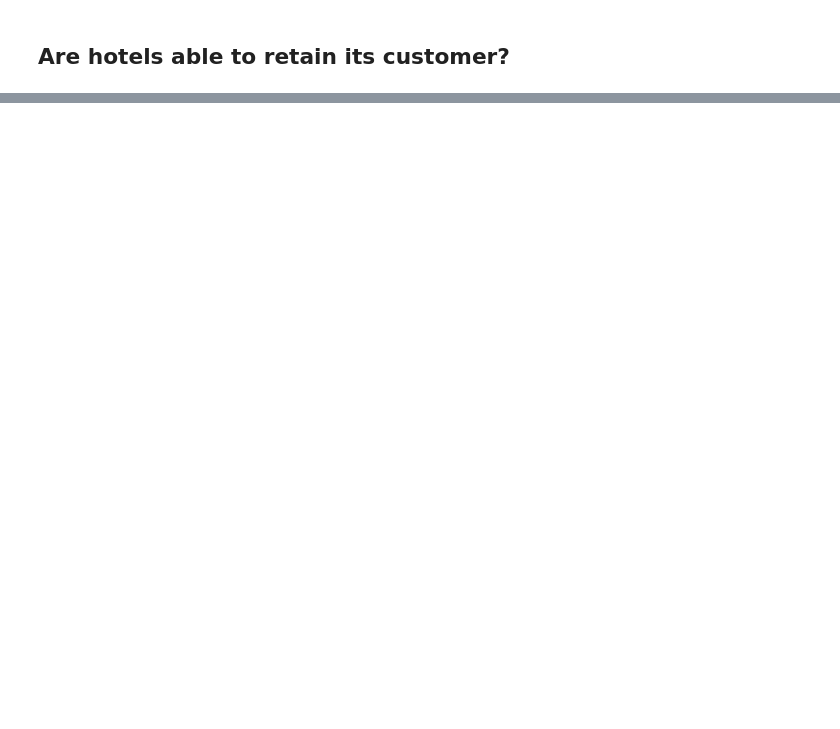
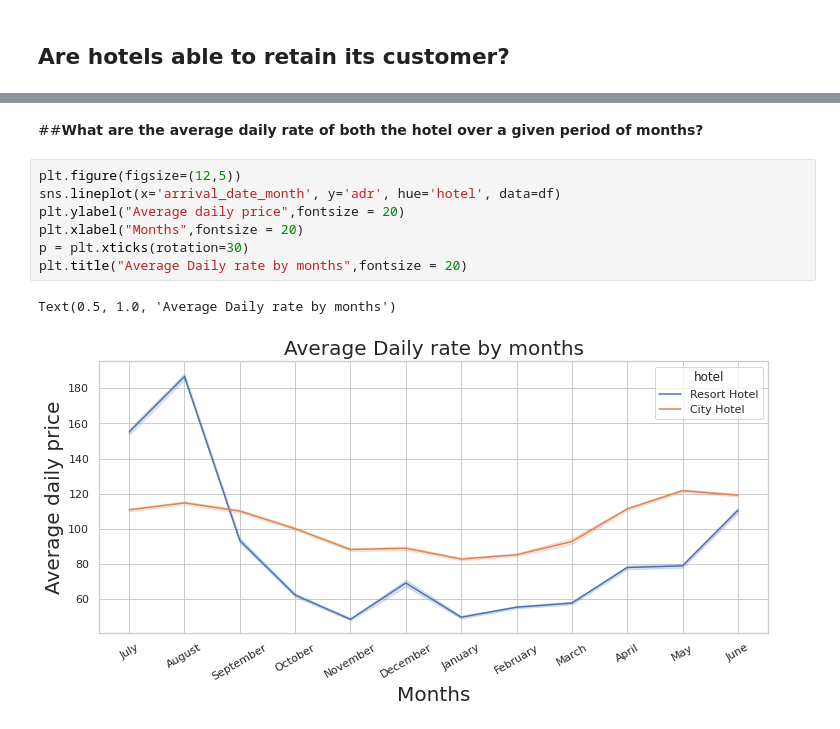
Before and after one commit to Jitesh-333/Capstone_Project, a Jupyter notebook: Hotel_Booking_Analysis_Capstone_Project.ipynb, the cells around one changed output, grey strips where cells are left out. Saved outputs shown, nothing was run; the diff lists cells and outputs as text; blank space fills up the shorter version.

```diff
--- a/Hotel_Booking_Analysis_Capstone_Project.ipynb
+++ b/Hotel_Booking_Analysis_Capstone_Project.ipynb
@@ -362,0 +386,12 @@ Text(0.5, 1.0, 'Different market type')
+# %% [markdown]
+##**What are the average daily rate of both the hotel over a given period of months?**
+# %%
+plt.figure(figsize=(12,5))
+sns.lineplot(x='arrival_date_month', y='adr', hue='hotel', data=df)
+plt.ylabel("Average daily price",fontsize = 20)
+plt.xlabel("Months",fontsize = 20)
+p = plt.xticks(rotation=30)
+plt.title("Average Daily rate by months",fontsize = 20)
+# %% [output]
+Text(0.5, 1.0, 'Average Daily rate by months')
+[figure, added]
```
Also changed, not shown: parts of 22 cells of this notebook.
